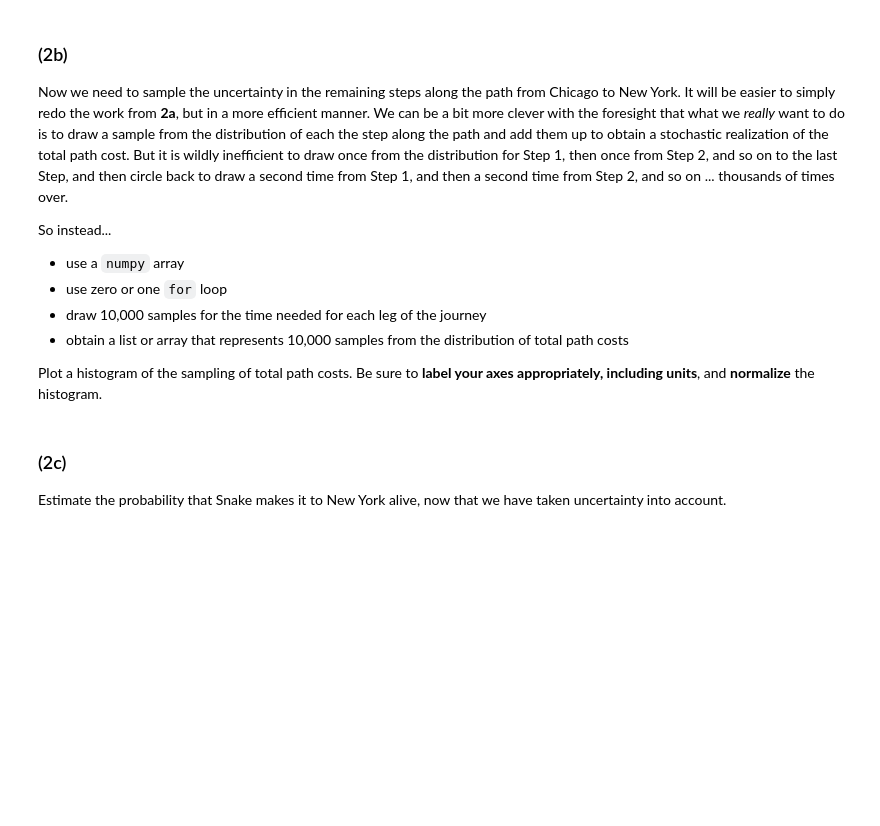
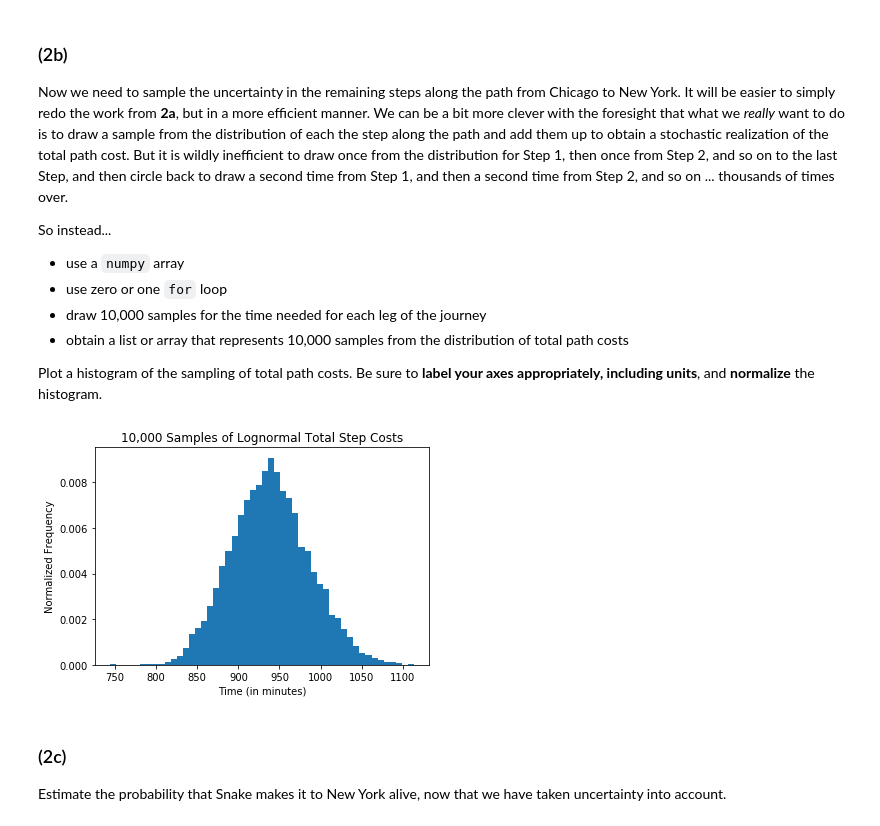
Before and after one commit to BrennonLee/AI, a Jupyter notebook: hw/csci3202_hw02_Brennon_Lee.ipynb, the cells around one changed output. Saved outputs shown, nothing was run; the diff lists cells and outputs as text; code cells hidden in the pictures; blank space fills up the shorter version.

```diff
--- a/hw/csci3202_hw02_Brennon_Lee.ipynb
+++ b/hw/csci3202_hw02_Brennon_Lee.ipynb
@@ -329,6 +346,28 @@ So instead...
 * obtain a list or array that represents 10,000 samples from the distribution of total path costs
 
 Plot a histogram of the sampling of total path costs. Be sure to **label your axes appropriately, including units**, and **normalize** the histogram.
+# %%
+m = [345, 185, 145, 260] # Chi->Cle->Buf->Syr->New
+s = 1.1
+sigma = np.log(s)
+samplesArray = []
+for index,step in enumerate(m):
+    mu = np.log(step)
+    samples = np.random.lognormal(mu, sigma, 10000)
+    samplesArray.append(samples)
+
+totalCost = np.sum(samplesArray, axis=0)
+
+fig = plt.figure()
+ax = fig.add_subplot(111)
+n, bins, rectangles = ax.hist(totalCost, 50, normed=True)
+plt.title('10,000 Samples of Lognormal Total Step Costs')
+plt.xlabel('Time (in minutes)')
+plt.ylabel('Normalized Frequency')
+fig.canvas.draw()
+plt.show()
+# %% [output]
+[figure, added]
 # %% [markdown]
 <a id='p2c'></a>
 ### (2c)
```
Also changed, not shown: parts of 1 cell of this notebook.
